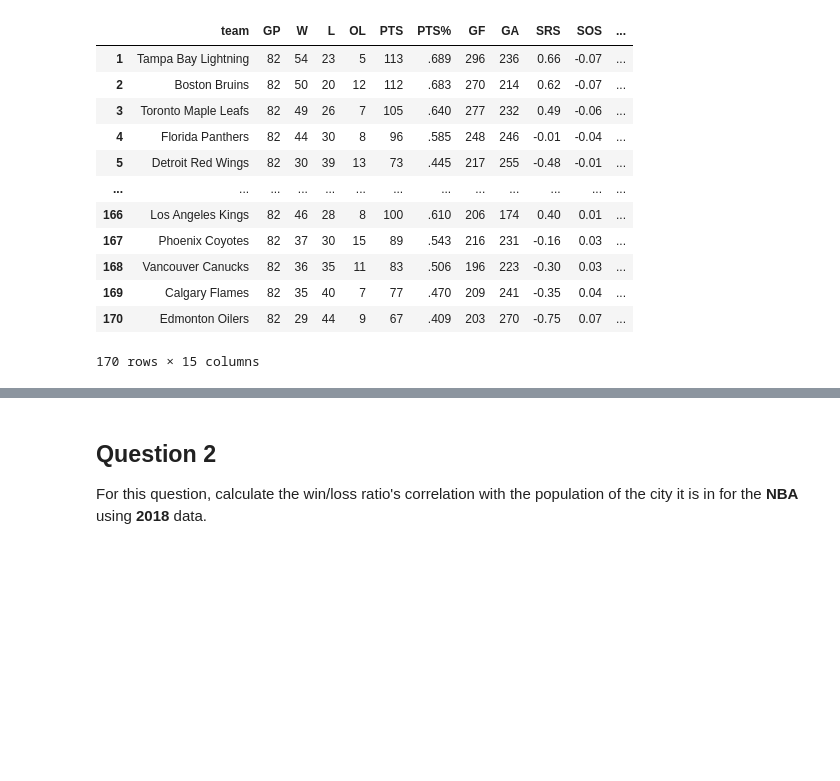
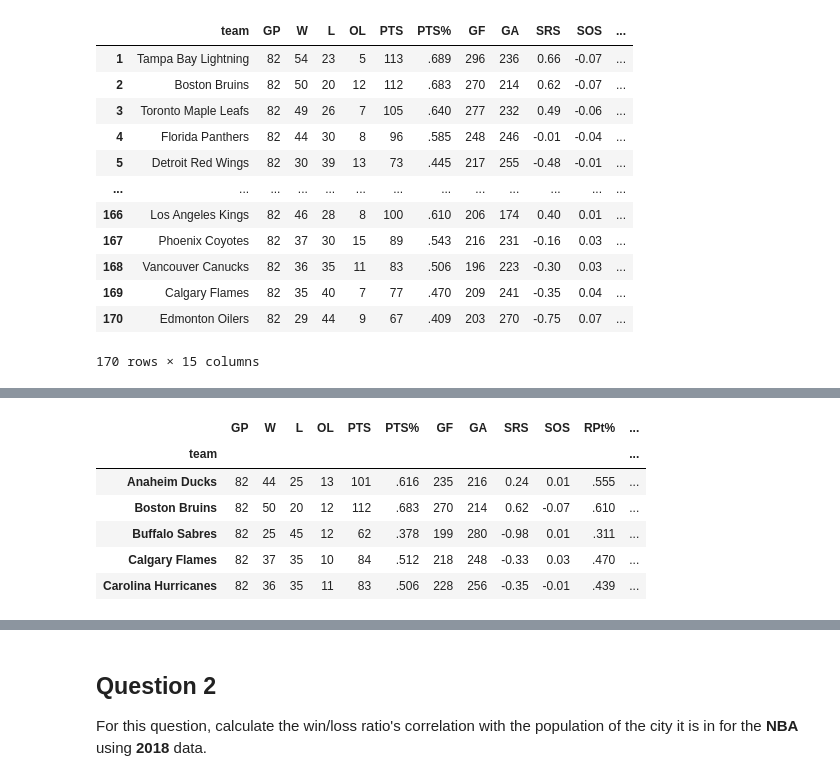
Before and after one commit to pahadiahimanshu/UMdatascience, a Jupyter notebook: Intro-to-DS/Week-4/assignment4.ipynb, the cells around one changed output, grey strips where cells are left out. Cells and saved outputs as stored; diff of their text form; code cells hidden in the pictures; blank space fills up the shorter version.

```diff
--- a/Intro-to-DS/Week-4/assignment4.ipynb
+++ b/Intro-to-DS/Week-4/assignment4.ipynb
@@ -188,0 +247,12 @@ def nhl_correlation():
+# %%
+# removing all other than year 2018
+merged = merged[merged['year'] == 2018]
+merged.head()
+# %% [output]
+|  | GP | W | L | OL | PTS | PTS% | GF | GA | SRS | SOS | RPt% | ... |
+| team |  |  |  |  |  |  |  |  |  |  |  | ... |
+| Anaheim Ducks | 82 | 44 | 25 | 13 | 101 | .616 | 235 | 216 | 0.24 | 0.01 | .555 | ... |
+| Boston Bruins | 82 | 50 | 20 | 12 | 112 | .683 | 270 | 214 | 0.62 | -0.07 | .610 | ... |
+| Buffalo Sabres | 82 | 25 | 45 | 12 | 62 | .378 | 199 | 280 | -0.98 | 0.01 | .311 | ... |
+| Calgary Flames | 82 | 37 | 35 | 10 | 84 | .512 | 218 | 248 | -0.33 | 0.03 | .470 | ... |
+| Carolina Hurricanes | 82 | 36 | 35 | 11 | 83 | .506 | 228 | 256 | -0.35 | -0.01 | .439 | ... |
```
Also changed, not shown: parts of 20 cells of this notebook, 1 other file.
